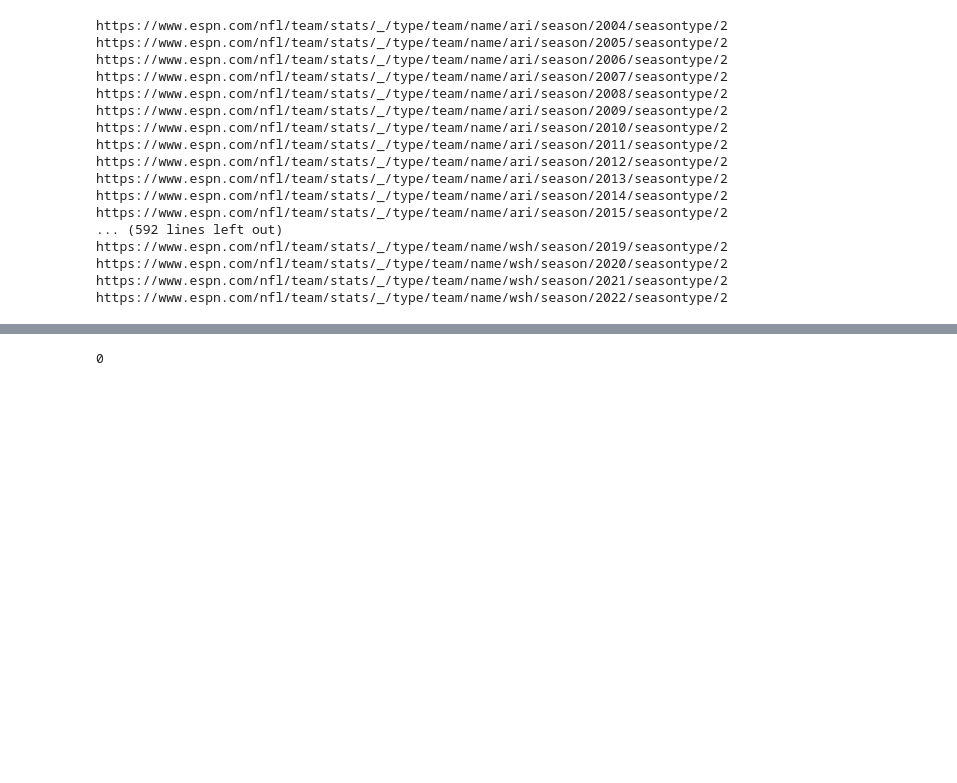
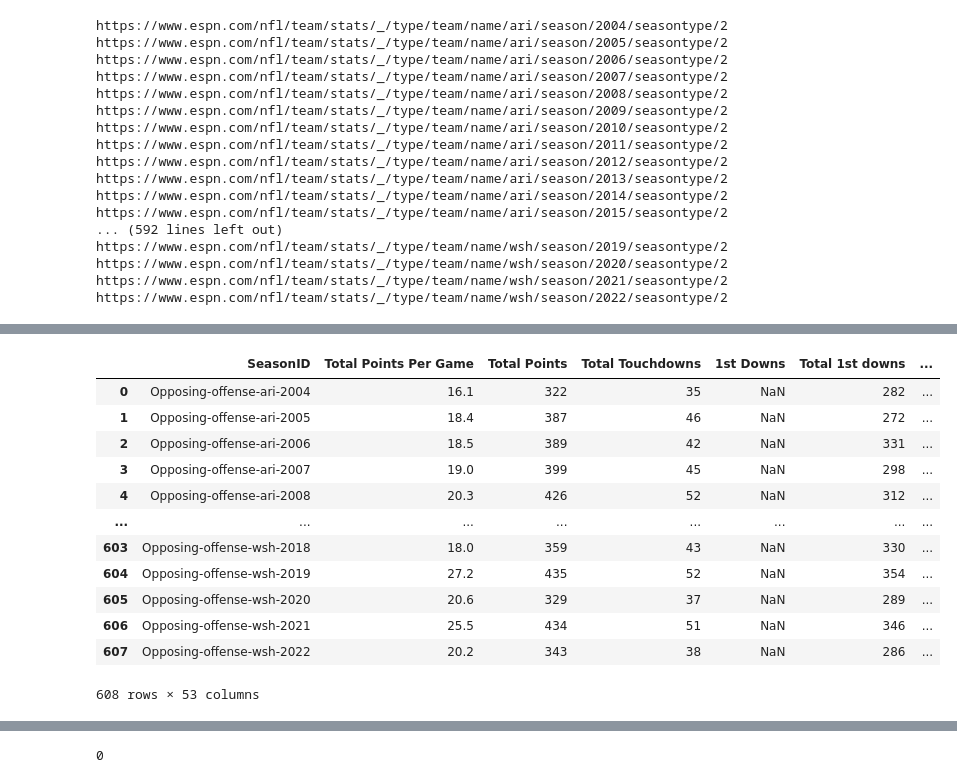
Before and after one commit to jtunley14/SundayProphet, a Jupyter notebook: NFL Sports Betting Capstone.ipynb, the cells around one changed output, grey strips where cells are left out. Saved outputs shown, nothing was run; the diff lists cells and outputs as text; code cells hidden in the pictures; blank space fills up the shorter version.

```diff
--- a/NFL Sports Betting Capstone.ipynb
+++ b/NFL Sports Betting Capstone.ipynb
@@ -246,0 +359,18 @@ hist_df.head()
+# %%
+defDF.reset_index(inplace=True)
+defDF.drop(columns='index')
+# do it again for the defense
+# %% [output]
+|  | SeasonID | Total Points Per Game | Total Points | Total Touchdowns | 1st Downs | Total 1st downs | ... |
+| 0 | Opposing-offense-ari-2004 | 16.1 | 322 | 35 | NaN | 282 | ... |
+| 1 | Opposing-offense-ari-2005 | 18.4 | 387 | 46 | NaN | 272 | ... |
+| 2 | Opposing-offense-ari-2006 | 18.5 | 389 | 42 | NaN | 331 | ... |
+| 3 | Opposing-offense-ari-2007 | 19.0 | 399 | 45 | NaN | 298 | ... |
+| 4 | Opposing-offense-ari-2008 | 20.3 | 426 | 52 | NaN | 312 | ... |
+| ... | ... | ... | ... | ... | ... | ... | ... |
+| 603 | Opposing-offense-wsh-2018 | 18.0 | 359 | 43 | NaN | 330 | ... |
+| 604 | Opposing-offense-wsh-2019 | 27.2 | 435 | 52 | NaN | 354 | ... |
+| 605 | Opposing-offense-wsh-2020 | 20.6 | 329 | 37 | NaN | 289 | ... |
+| 606 | Opposing-offense-wsh-2021 | 25.5 | 434 | 51 | NaN | 346 | ... |
+| 607 | Opposing-offense-wsh-2022 | 20.2 | 343 | 38 | NaN | 286 | ... |
+608 rows × 53 columns
```
Also changed, not shown: parts of 70 cells of this notebook.
